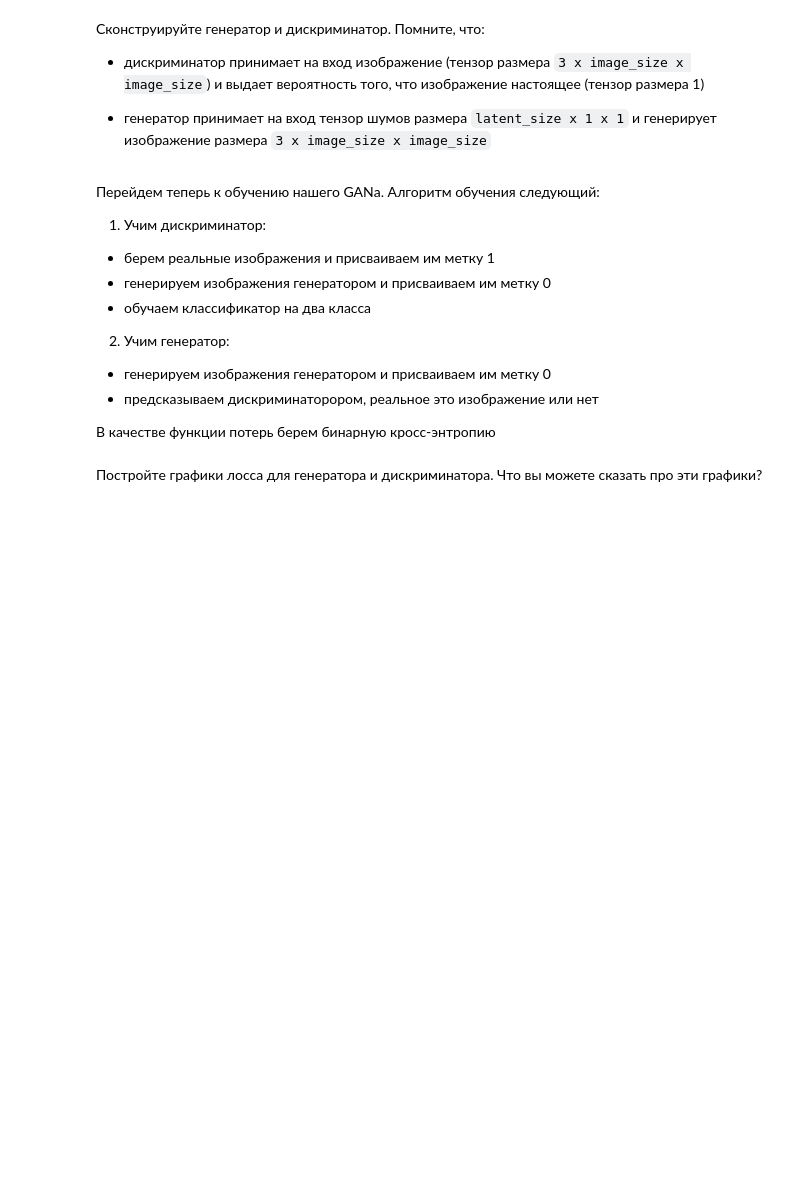
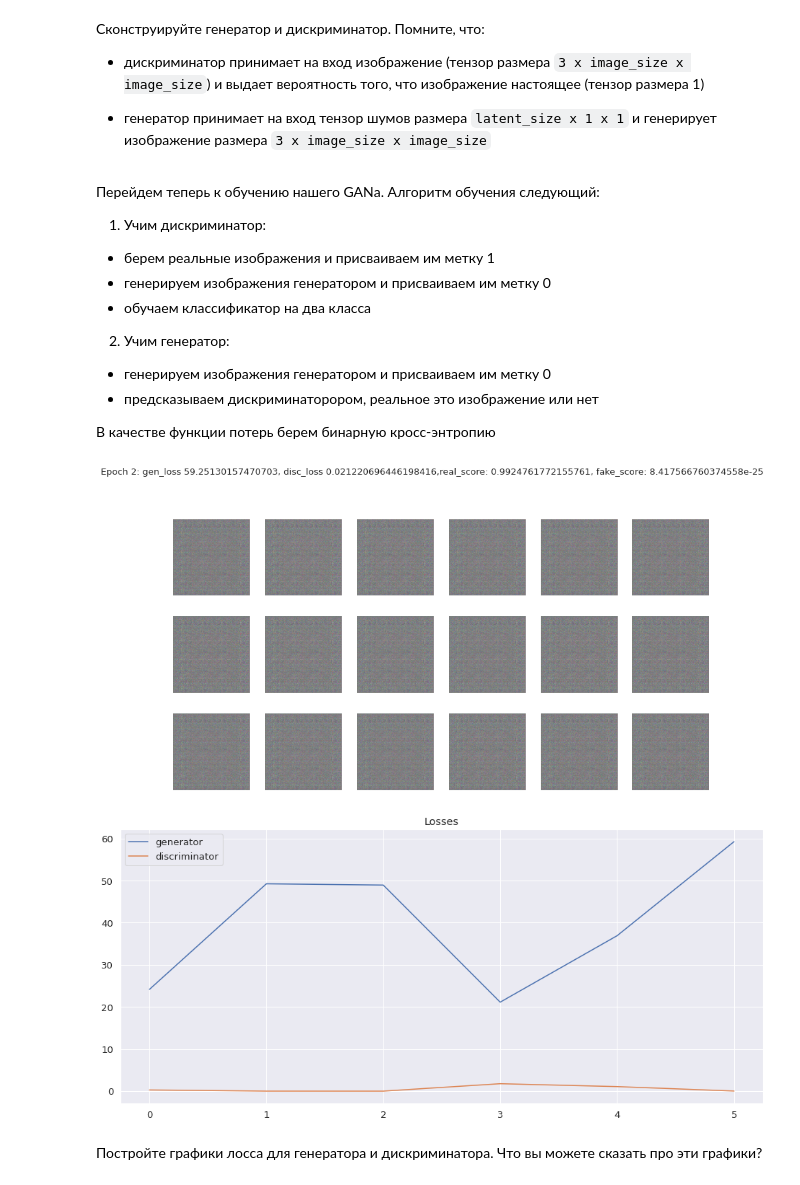
Before and after one commit to iptkachev/dls_part1, a Jupyter notebook: [hw]gan.ipynb, the cells around one changed output. Saved outputs shown, nothing was run; the diff lists cells and outputs as text; code cells hidden in the pictures; blank space fills up the shorter version.

```diff
--- a/[hw]gan.ipynb
+++ b/[hw]gan.ipynb
@@ -44,7 +88,9 @@ def get_dataloader(image_size, batch_size):
 # %%
 image_size = 128
+batch_size = 64
 
 #TODO: build dataloader and transfer it to device
+dataloader = get_dataloader(image_size, batch_size)
 # %% [markdown]
 ## Часть 2. Построение и обучение модели (2 балла)
 # %% [markdown]
@@ -57,7 +101,3 @@ discriminator = ...
-# %%
-latent_size = ... # choose latent size
-
-generator = ...
 # %% [markdown]
 Перейдем теперь к обучению нашего GANа. Алгоритм обучения следующий:
 1. Учим дискриминатор:
@@ -86,4 +113,0 @@ criterion = {
-# %%
-def fit(model, criterion, epochs, lr):
-  # TODO: build optimizers and train your GAN
-  pass
@@ -90,3 +314,42 @@ def fit(model, criterion, epochs, lr):
+# %%
+# custom weights initialization called on netG and netD
+def weights_init(m):
+    classname = m.__class__.__name__
+    if classname.find('Conv') != -1:
+        nn.init.normal_(m.weight.data, 0.0, 0.02)
+    elif classname.find('BatchNorm') != -1:
+        nn.init.normal_(m.weight.data, 1.0, 0.02)
+        nn.init.constant_(m.bias.data, 0)
+# %%
+%%time
+
+generator.apply(weights_init)
+discriminator.apply(weights_init)
+
+epochs = 30
+model = {
+    "discriminator": discriminator.to(device),
+    "generator": generator.to(device)
+}
+
+criterion = {
+    "discriminator": nn.BCELoss(),
+    "generator": nn.BCELoss()
+}
+
+optimizer = {
+    "discriminator": torch.optim.Adam(
+        model["discriminator"].parameters(), lr=0.0001, betas=(0.5, 0.999)
+    ),
+    "generator": torch.optim.Adam(
+        model["generator"].parameters(), lr=0.0002, betas=(0.5, 0.999)
+    )
+}
+
+fit(dataloader, model, criterion, optimizer, epochs)
+# %% [output]
+[figure, added]
+[figure, added]
 # %% [markdown]
 Постройте графики лосса для генератора и дискриминатора. Что вы можете сказать про эти графики?
 # %% [markdown]
```
Also changed, not shown: parts of 17 cells of this notebook.
